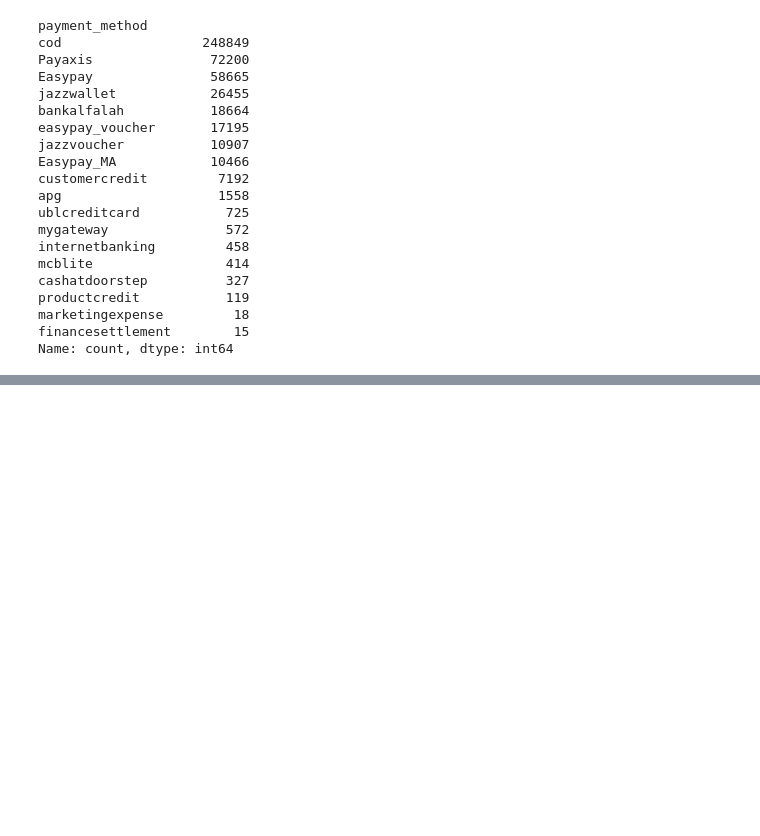
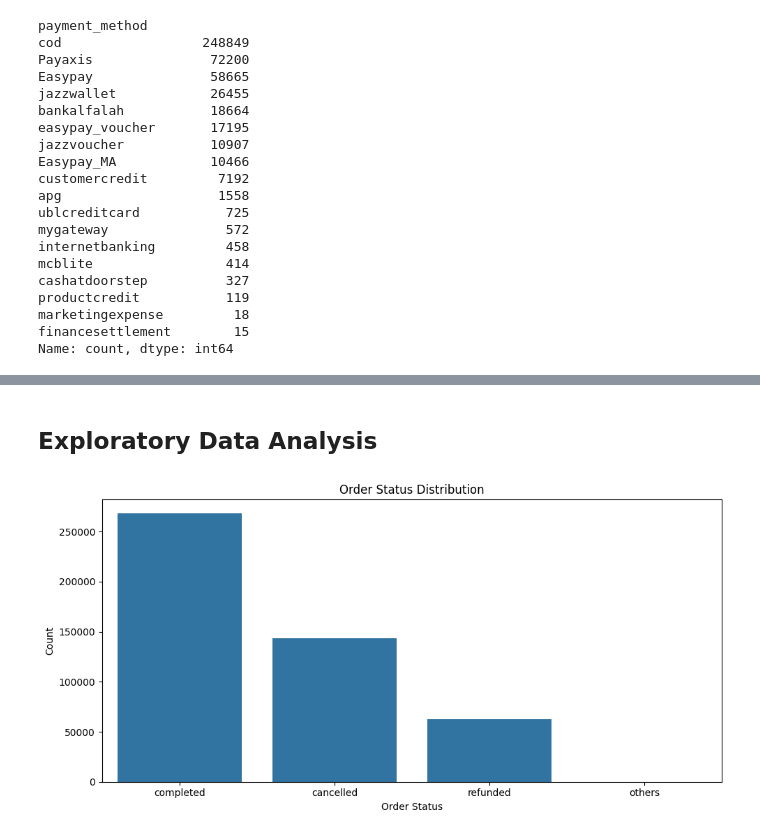
Before and after one commit to alikhanloodhe/Exploratory-and-Explanatory-Data-Analaysis-Data-Visualization, a Jupyter notebook: analysis_Pakistan_e-commerce.ipynb, the cells around one changed output, grey strips where cells are left out. Cells and saved outputs as stored; diff of their text form; code cells hidden in the pictures; blank space fills up the shorter version.

Commit message:
Two graphs of EDA

```diff
--- a/analysis_Pakistan_e-commerce.ipynb
+++ b/analysis_Pakistan_e-commerce.ipynb
@@ -349,6 +358,6 @@ df['category_name'] = df.groupby('sku')['category_name']\
 # %%
 # For those missing valeus where the sku can't determine the category name cuz we can't find any similar sku with same category
-df['category_name'] = df['category_name'].fillna('Other')
+df['category_name'] = df['category_name'].fillna('Others')
 # %%
 df.isnull().sum()
 # %% [output]
@@ -411,10 +420,14 @@ status_map = {
     "pending_paypal": "pending",
     "holded": "pending",
 
-    "fraud": "fraud",
-
-    'cod': 'other' # Cod is a payment method not order status
+    # "fraud": "other",
+    "fraud": np.nan,
+    # 'cod': 'other',
+    'cod': np.nan, # Cod is a payment method not order status
+    'other':np.nan
 }
 
 df['status'] = df['status'].map(status_map)
-df['status'] = df['status'].fillna('other')
+# df['status'] = df['status'].fillna('other')
+mode_value = df['status'].mode().iloc[0]
+df['status'] = df['status'].fillna(mode_value)
@@ -421,3 +444,13 @@ df['status'] = df['status'].fillna('other')
+# %%
+# as the pending and processing has very few counts approximately less than 0.1% of the total dataset values
+# so combining them to order status 'others'
+
+status_map = {
+    "pending": "others",
+    "processing": "others"
+}
+
+df['status'] = df['status'].replace(status_map)
 # %%
 print(df['status'].unique())
 # %% [output]
@@ -518,6 +551,7 @@ payment_map = {
     "apg": "Credit/Debit Card",
 
     "internetbanking": "Internet Banking",
+    "mcblite": "Internet Banking",
     "Payaxis": "Payaxis",
 
     "Easypay": "Easypay",
@@ -527,7 +561,7 @@ payment_map = {
     "jazzwallet": "JazzCash",
     "jazzvoucher": "JazzCash",
 
-    "mcblite": "MCB Lite",
+
 
     "customercredit": "Store Credit",
     "productcredit": "Store Credit",
@@ -543,2 +589,20 @@ array(['COD', 'Credit/Debit Card', 'Store Credit', 'MCB Lite',
 # %%
 df.to_csv("cleaned_dataset.csv", index=False)
+# %% [markdown]
+## Exploratory Data Analysis
+# %%
+# Firstly let's check the overall distribution of orders How many orders were cancelled how many were completed
+# The completion rate of orders
+import matplotlib.pyplot as plt
+import seaborn as sns
+
+plt.figure(figsize=(10,5))
+sns.countplot(data=df, x='status', order=df['status'].value_counts().index)
+
+plt.title('Order Status Distribution')
+plt.xlabel('Order Status')
+plt.ylabel('Count')
+plt.tight_layout()
+plt.show()
+# %% [output]
+[figure, added]
```
Also changed, not shown: parts of 16 cells of this notebook.
